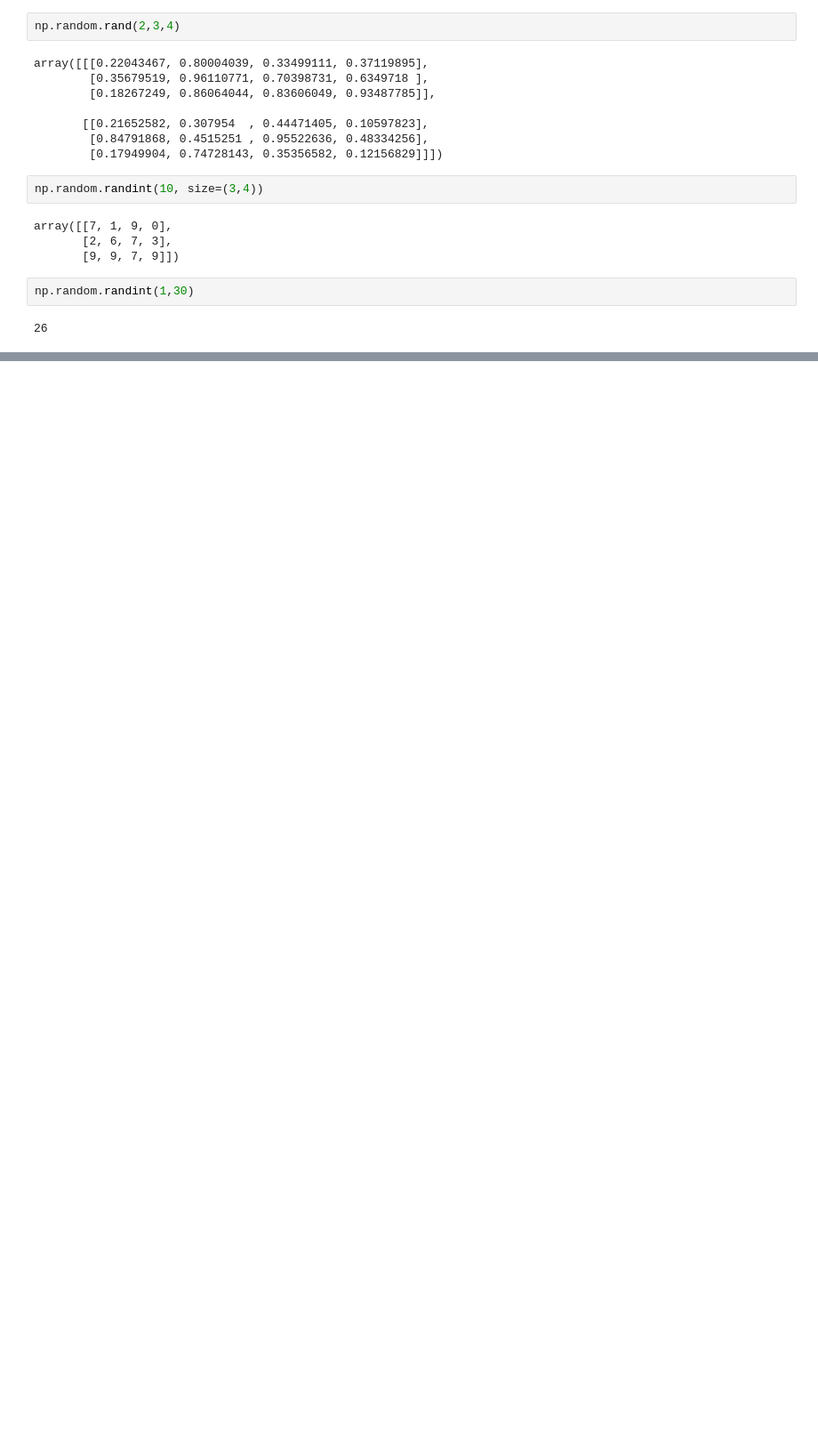
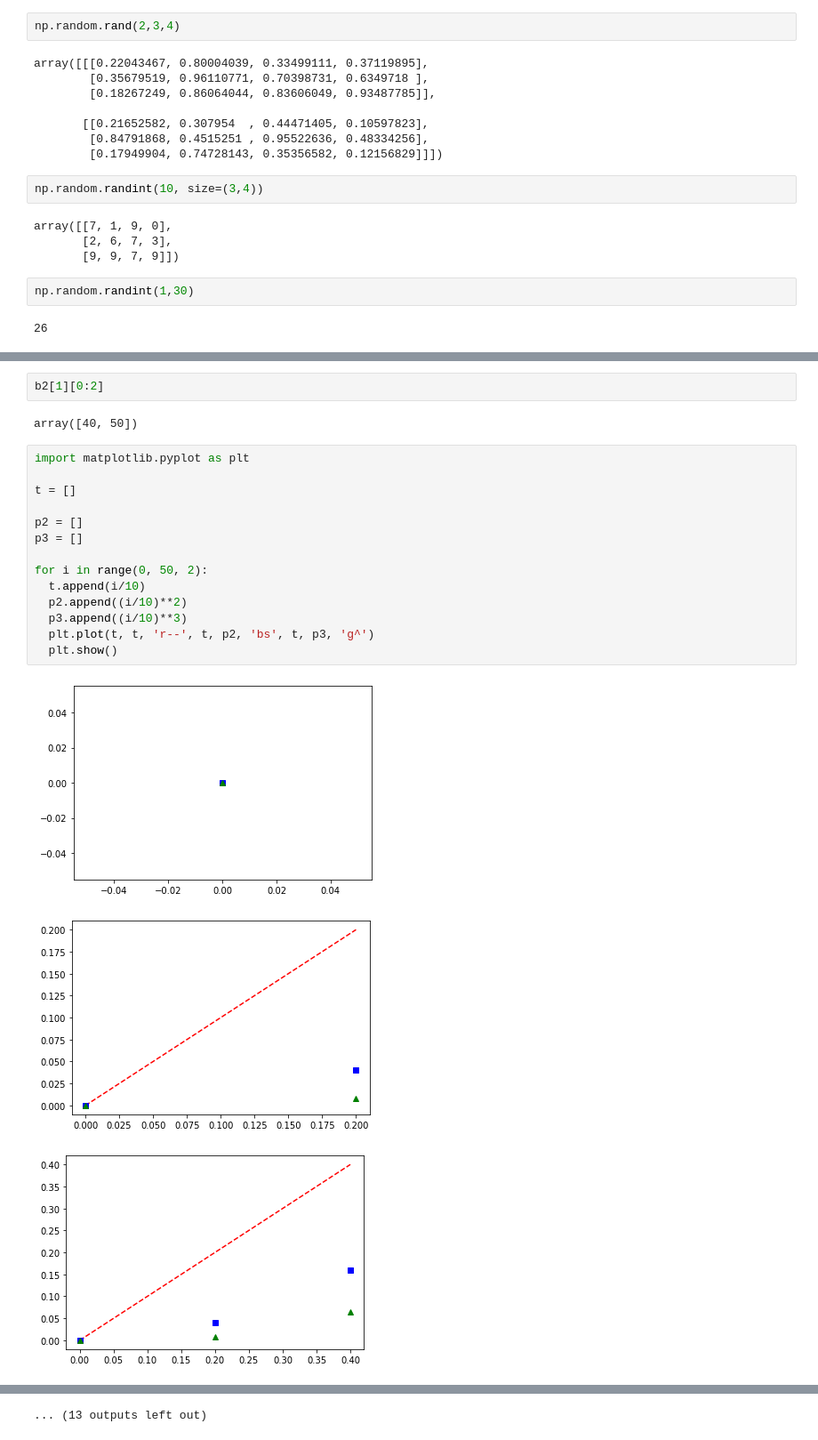
Before and after one commit to gasd238/2020_GSM_Winter_Camp, a Jupyter notebook: code/2일차.ipynb, the cells around one changed output, grey strips where cells are left out. Shown at 89% size. Drawn from its saved outputs; the diff is of its cells as text; blank space fills up the shorter version.

```diff
--- a/code/2일차.ipynb
+++ b/code/2일차.ipynb
@@ -136,0 +307,22 @@ np.random.randint(1,30)
+# %%
+b2[1][0:2]
+# %% [output]
+array([40, 50])
+# %%
+import matplotlib.pyplot as plt
+
+t = []
+
+p2 = []
+p3 = []
+
+for i in range(0, 50, 2):
+  t.append(i/10)
+  p2.append((i/10)**2)
+  p3.append((i/10)**3)
+  plt.plot(t, t, 'r--', t, p2, 'bs', t, p3, 'g^')
+  plt.show()
+# %% [output]
+[figure, added]
+[figure, added]
+[figure, added]
@@ -136,0 +338 @@ np.random.randint(1,30)
+... (13 outputs left out)
```
Also changed, not shown: parts of 43 cells of this notebook.
